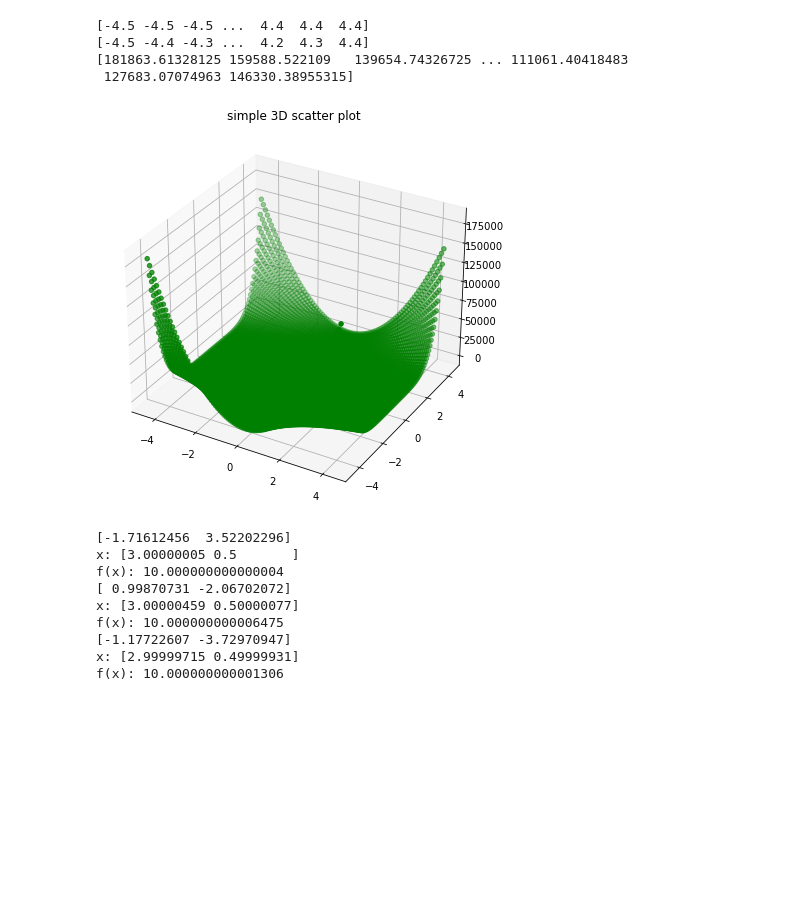
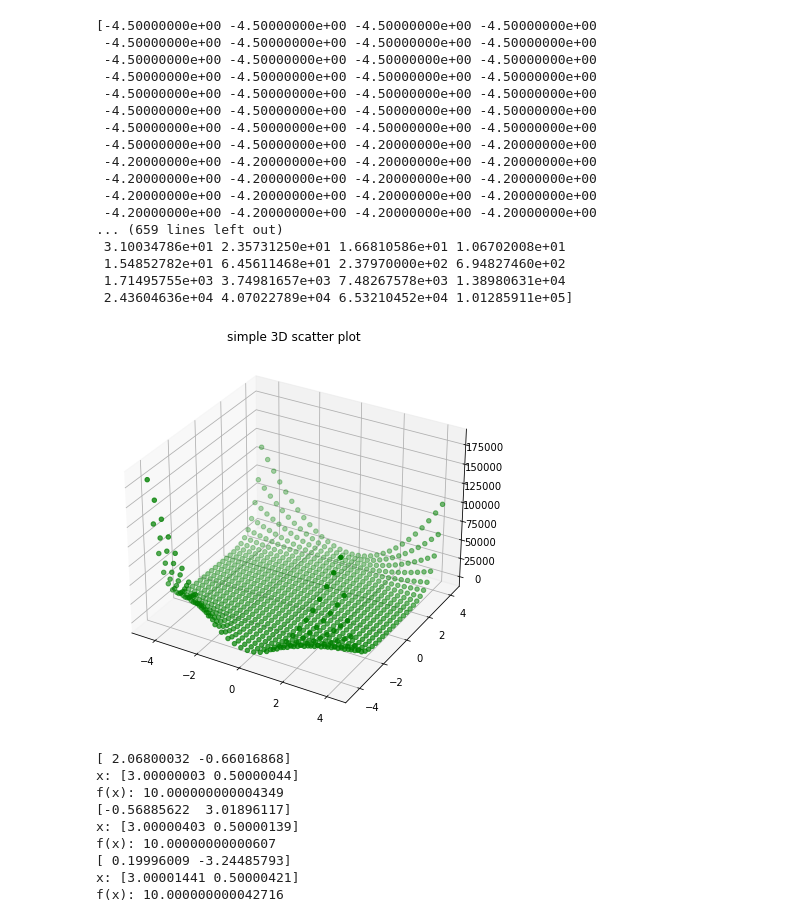
Before and after one commit to danganhvu1998/myINIAD, a Jupyter notebook: specializedSubjects/DM/dm-12/assign1.ipynb, the cells around one changed output. Cells and saved outputs as stored; diff of their text form; code cells hidden in the pictures; blank space fills up the shorter version.

```diff
--- a/specializedSubjects/DM/dm-12/assign1.ipynb
+++ b/specializedSubjects/DM/dm-12/assign1.ipynb
@@ -15,34 +15,47 @@ n_trial = 3
 # %%
 X = []
 Y = []
-for i in np.arange(bounds[0][0],bounds[0][1], 0.1):
-    for j in np.arange(bounds[1][0],bounds[1][1], 0.1):
+for i in np.arange(bounds[0][0],bounds[0][1], 0.3):
+    for j in np.arange(bounds[1][0],bounds[1][1], 0.3):
         X.append(i)
         Y.append(j)
 X = np.array(X)
 Y = np.array(Y)
 x = np.array([X, Y])
 z = f(x)
-print(X)
-print(Y)
-print(z)
+# print(X)
+# print(Y)
+# print(z)
 
 # Creating figure
 fig = plt.figure(figsize = (10, 7))
 ax = plt.axes(projection ="3d")
 
 # Creating plot
 ax.scatter3D(X, Y, z, color = "green")
 plt.title("simple 3D scatter plot")
 
 # show plot
 plt.show()
 # %% [output]
-[-4.5 -4.5 -4.5 ...  4.4  4.4  4.4]
-[-4.5 -4.4 -4.3 ...  4.2  4.3  4.4]
-[181863.61328125 159588.522109   139654.74326725 ... 111061.40418483
- 127683.07074963 146330.38955315]
+[-4.50000000e+00 -4.50000000e+00 -4.50000000e+00 -4.50000000e+00
+ -4.50000000e+00 -4.50000000e+00 -4.50000000e+00 -4.50000000e+00
+ -4.50000000e+00 -4.50000000e+00 -4.50000000e+00 -4.50000000e+00
+ -4.50000000e+00 -4.50000000e+00 -4.50000000e+00 -4.50000000e+00
+ -4.50000000e+00 -4.50000000e+00 -4.50000000e+00 -4.50000000e+00
+ -4.50000000e+00 -4.50000000e+00 -4.50000000e+00 -4.50000000e+00
+ -4.50000000e+00 -4.50000000e+00 -4.50000000e+00 -4.50000000e+00
+ -4.50000000e+00 -4.50000000e+00 -4.20000000e+00 -4.20000000e+00
+ -4.20000000e+00 -4.20000000e+00 -4.20000000e+00 -4.20000000e+00
+ -4.20000000e+00 -4.20000000e+00 -4.20000000e+00 -4.20000000e+00
+ -4.20000000e+00 -4.20000000e+00 -4.20000000e+00 -4.20000000e+00
+ -4.20000000e+00 -4.20000000e+00 -4.20000000e+00 -4.20000000e+00
+... (659 lines left out)
+ 3.10034786e+01 2.35731250e+01 1.66810586e+01 1.06702008e+01
+ 1.54852782e+01 6.45611468e+01 2.37970000e+02 6.94827460e+02
+ 1.71495755e+03 3.74981657e+03 7.48267578e+03 1.38980631e+04
+ 2.43604636e+04 4.07022789e+04 6.53210452e+04 1.01285911e+05]
-[figure, old version]
+[figure, new version]
 # %%
 x = np.zeros(2)
 for i in range(n_trial):
@@ -56,12 +69,12 @@ for i in range(n_trial):
     print('x:', ret.x)
     print('f(x):', ret.fun)
 # %% [output]
-[-1.71612456  3.52202296]
-x: [3.00000005 0.5       ]
-f(x): 10.000000000000004
-[ 0.99870731 -2.06702072]
-x: [3.00000459 0.50000077]
-f(x): 10.000000000006475
-[-1.17722607 -3.72970947]
-x: [2.99999715 0.49999931]
-f(x): 10.000000000001306
+[ 2.06800032 -0.66016868]
+x: [3.00000003 0.50000044]
+f(x): 10.000000000004349
+[-0.56885622  3.01896117]
+x: [3.00000403 0.50000139]
+f(x): 10.00000000000607
+[ 0.19996009 -3.24485793]
+x: [3.00001441 0.50000421]
+f(x): 10.000000000042716
```
Also changed, not shown: 38 other files.
